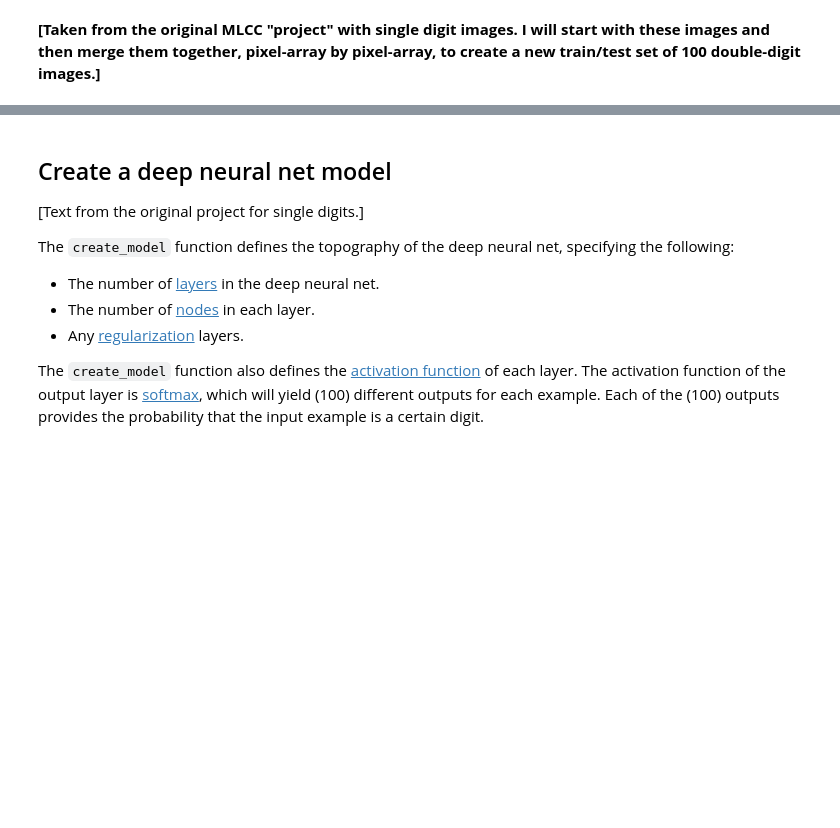
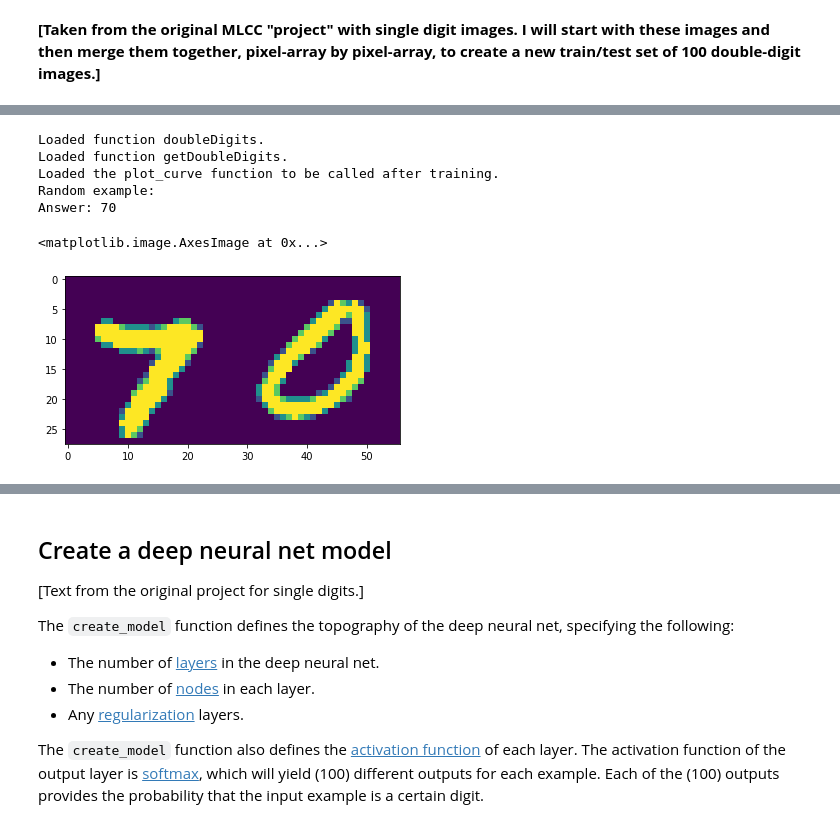
Before and after one commit to davidabelin/doubledigits, a Jupyter notebook: double_digits_with_MNIST.ipynb, the cells around one changed output, grey strips where cells are left out. Saved outputs shown, nothing was run; the diff lists cells and outputs as text; code cells hidden in the pictures; blank space fills up the shorter version.

```diff
--- a/double_digits_with_MNIST.ipynb
+++ b/double_digits_with_MNIST.ipynb
@@ -45,3 +47,8 @@ print("Loaded modules.")
+# %%
+## Variables
+
+N = 40000
+image_size = (imheight, imwidth) = (28,56)
 # %%
 # load the dataset.
 (x_train, y_train),(x_test, y_test) = tf.keras.datasets.mnist.load_data()
@@ -54,59 +72,65 @@ print("Loaded the train and test sets.")
 # AND Y_TEST).
 
 def doubleDigits(images=x_train,answers=y_train):
-    im = np.array([28,56])
-    #im.resize((28,56))
-    tens = rd.randint(0,len(images)-1) # HERE IS WHERE THE
-    ones = rd.randint(0,len(images)-1) # RANDOM NUMS COME FROM
-    dubs = images[tens].copy()             # IMAGE ON THE LEFT
-    digs = images[ones].copy()             # IMAGE ON THE RIGHT
-    for i,col in enumerate(dubs.transpose()):
-        im[:,i] = col
-    for i,col in enumerate(digs.transpose()):
-        im[:,i+28] = col
+    im = np.zeros(image_size)
+    tens = rd.choice(range(images.shape[0]))         # HERE IS WHERE THE
+    ones = rd.choice(range(images.shape[0]))          # RANDOM NUMS COME FROM
+    dubs = images[tens].T                    # IMAGE ON THE LEFT
+    digs = images[ones].T                      # IMAGE ON THE RIGHT
+    for i in range(28):
+        im[:,i] = dubs[i]
+        im[:,i+28] = digs[i]
     answer = answers[tens]*10 + answers[ones] #CALCULATE THE RIGHT
     return im, answer                         #ANSWER NUMERICALLY
     #returns image array, list of answers
 print("Loaded function doubleDigits.")
-
-def plot_curve(epochs, hist, metric):
-  plt.figure()
-  plt.xlabel("Epoch")
-  plt.ylabel("Value")
-
-  x = hist[metric]
-  plt.plot(epochs[1:], x[1:], label=metric)
-
-  plt.legend()
-
-print("Loaded the plot_curve function to be called after training.")
 
 # THIS FUNCTION WILL BE CALLED TO GENERATE A NEW
 # TRAINING SET OF RANDOM DOUBLE-DIGIT IMAGES TO WORK WITH
 
 def getDoubleDigits(x_df=x_train,y_df=y_train,how_many=1):
     '''
         Get a trainable set of how_many double-digit images.
         Returns two objects:
             - xdf, an array with how_many 28x56 images (ie. of shape(how_many,28,56)),
             - ydf, a 1D array with the corresponding labels (shape(how_many,1))
     '''
     yy = []
     xx = []
     for i in range(how_many):
         dd, ans = doubleDigits(x_df,y_df)
         yy += [ans]
         xx.append(dd)
     return xx, yy
 
 print("Loaded function getDoubleDigits.")
 
+def plot_curve(epochs, hist, metric):
+  plt.figure()
+  plt.xlabel("Epoch")
+  plt.ylabel("Value")
+
+  x = hist[metric]
+  plt.plot(epochs[1:], x[1:], label=metric)
+
+  plt.legend()
+
+print("Loaded the plot_curve function to be called after training.")
+
 # AND FINALLY CALL FUNCTION gDD TO SHOW AN EXAMPLE OF A
 # CONSTRUCTED IMAGE AND ANSWER TO MAKE SURE IT LOOKS OK
 xdf, ydf = getDoubleDigits(x_test,y_test,3)
 print('Random example:')
 print('Answer:',ydf[2])
 plt.imshow(xdf[2])
+# %% [output]
+Loaded function doubleDigits.
+Loaded function getDoubleDigits.
+Loaded the plot_curve function to be called after training.
+Random example:
+Answer: 70
+<matplotlib.image.AxesImage at 0x...>
+[figure, added]
 # %%
 nrows = 1
 ncols = 4
```
Also changed, not shown: parts of 16 cells of this notebook.
